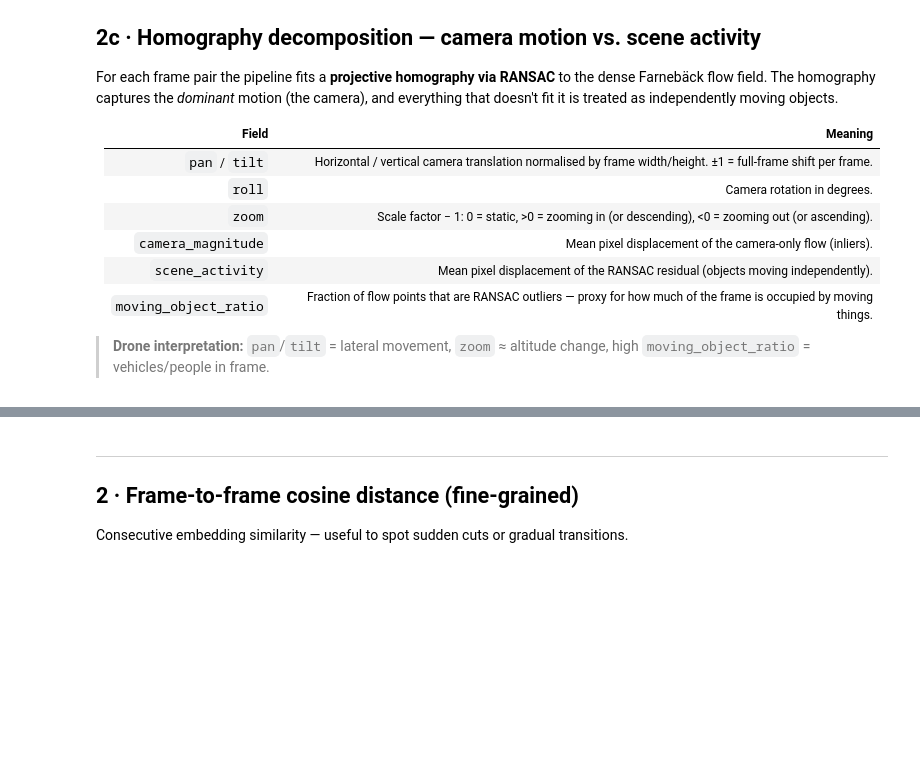
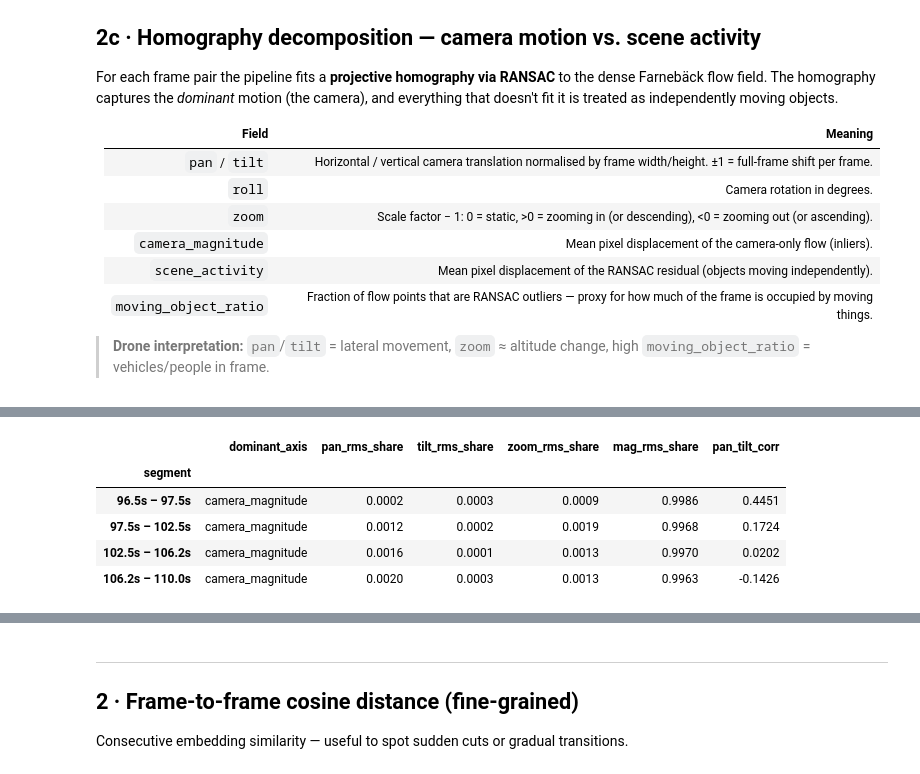
Before and after one commit to n-ploch/ai-video-cutter, a Jupyter notebook: notebooks/analysis_explorer.ipynb, the cells around one changed output, grey strips where cells are left out. Drawn from its saved outputs; the diff is of its cells as text; code cells hidden in the pictures; blank space fills up the shorter version.

```diff
--- a/notebooks/analysis_explorer.ipynb
+++ b/notebooks/analysis_explorer.ipynb
@@ -454,0 +455,88 @@ savgol   (17 bds): ['12.8s', '15.2s', '39.0s', '47.8s', '55.2s', '57.8s', '61.5s
+# %%
+# ── Segment metrics from fd_boundaries_savgol ─────────────────────────────────────
+# Input : fd_boundaries_savgol (boundary timestamps), fd_win (raw DataFrame), fd_ts
+# Signals: raw (physical units), one row per segment × channel + cross-channel cols
+
+from scipy.stats import spearmanr
+
+def _seg_metrics(sig, ts):
+    """Per-channel descriptors on raw signal slice."""
+    dt  = float(np.median(np.diff(ts))) if len(ts) > 1 else 1.0
+    d1  = np.gradient(sig, dt)
+    d2  = np.gradient(d1,  dt)
+    n   = len(sig)
+    win = max(1, n // 10)  # first/last 10 % for entry/exit estimates
+    mono = float(spearmanr(np.arange(n), sig).statistic) if n > 2 else float('nan')
+    return {
+        'mean_abs':       float(np.mean(np.abs(sig))),
+        'rms':            float(np.sqrt(np.mean(sig**2))),
+        'std':            float(np.std(sig)),
+        'mean':           float(np.mean(sig)),
+        'monotonicity':   mono,
+        'mean_deriv':     float(np.mean(d1)),
+        'std_deriv':      float(np.std(d1)),
+        'mean_abs_deriv': float(np.mean(np.abs(d1))),
+        'std_jerk':       float(np.std(d2)),
+        'entry_vel':      float(np.mean(d1[:win])),
+        'exit_vel':       float(np.mean(d1[-win:])),
+    }
+
+# Build segment edges ──────────────────────────────────────────────────
+seg_edges = (
+    [float(fd_ts[0])]
+    + [b for b in fd_boundaries_savgol if float(fd_ts[0]) < b < float(fd_ts[-1])]
+    + [float(fd_ts[-1])]
+)
+
+rows_per_ch  = []   # one row per (segment, channel)
+rows_cross   = []   # one row per segment (cross-channel metrics)
+
+for k in range(len(seg_edges) - 1):
+    t0, t1    = seg_edges[k], seg_edges[k + 1]
+    mask      = (fd_ts >= t0) & (fd_ts < t1)
+    if mask.sum() < 2:
+        continue
+    ts_seg    = fd_ts[mask]
+    seg_label = f'{t0:.1f}s – {t1:.1f}s'
+
+    # ─ per-channel ───────────────────────────────────────────────────
+    rms_per_ch = {}
+    for ch in FD_SIGNAL_COLS:
+        sig = fd_win[ch].values[mask].astype(np.float64)
+        m   = _seg_metrics(sig, ts_seg)
+        rms_per_ch[ch] = m['rms']
+        rows_per_ch.append({'segment': seg_label, 'channel': ch, **m})
+
+    # ─ cross-channel ───────────────────────────────────────────────
+    total_rms = sum(rms_per_ch.values()) + 1e-9
+    pan_sig   = fd_win['pan'].values[mask].astype(np.float64)
+    tilt_sig  = fd_win['tilt'].values[mask].astype(np.float64)
+    pan_tilt_r = float(np.corrcoef(pan_sig, tilt_sig)[0, 1]) if len(pan_sig) > 2 else float('nan')
+    dominant   = max(rms_per_ch, key=rms_per_ch.get)
+    rows_cross.append({
+        'segment':           seg_label,
+        'dominant_axis':     dominant,
+        'pan_rms_share':     rms_per_ch['pan']              / total_rms,
+        'tilt_rms_share':    rms_per_ch['tilt']             / total_rms,
+        'zoom_rms_share':    rms_per_ch['zoom']             / total_rms,
+        'mag_rms_share':     rms_per_ch['camera_magnitude'] / total_rms,
+        'pan_tilt_corr':     pan_tilt_r,
+    })
+
+df_ch    = pd.DataFrame(rows_per_ch).set_index(['segment', 'channel'])
+df_cross = pd.DataFrame(rows_cross).set_index('segment')
+
+# ─ Display ─────────────────────────────────────────────────────────────
+fmt_ch    = {c: '{:.5f}' for c in df_ch.columns}
+fmt_cross = {c: '{:.4f}' for c in df_cross.select_dtypes('number').columns}
+
+print('Per-channel metrics (raw signal units)')
+display(df_ch.style.format(fmt_ch)
+        .set_caption('Per-channel camera-motion metrics  (raw, physical units)')
+        .set_table_styles([{'selector': 'th', 'props': [('font-size', '11px')]}]))
+
+print('\nCross-channel metrics per segment')
+display(df_cross.style.format(fmt_cross, subset=df_cross.select_dtypes('number').columns)
+        .set_caption('Cross-channel metrics  (dominant axis + RMS shares + pan-tilt correlation)')
+        .set_table_styles([{'selector': 'th', 'props': [('font-size', '11px')]}]))
+# %% [output]
@@ -454,0 +565,6 @@ savgol   (17 bds): ['12.8s', '15.2s', '39.0s', '47.8s', '55.2s', '57.8s', '61.5s
+|  | dominant_axis | pan_rms_share | tilt_rms_share | zoom_rms_share | mag_rms_share | pan_tilt_corr |
+| segment |  |  |  |  |  |  |
+| 96.5s – 97.5s | camera_magnitude | 0.0002 | 0.0003 | 0.0009 | 0.9986 | 0.4451 |
+| 97.5s – 102.5s | camera_magnitude | 0.0012 | 0.0002 | 0.0019 | 0.9968 | 0.1724 |
+| 102.5s – 106.2s | camera_magnitude | 0.0016 | 0.0001 | 0.0013 | 0.9970 | 0.0202 |
+| 106.2s – 110.0s | camera_magnitude | 0.0020 | 0.0003 | 0.0013 | 0.9963 | -0.1426 |
```
Also changed, not shown: parts of 4 cells of this notebook.
